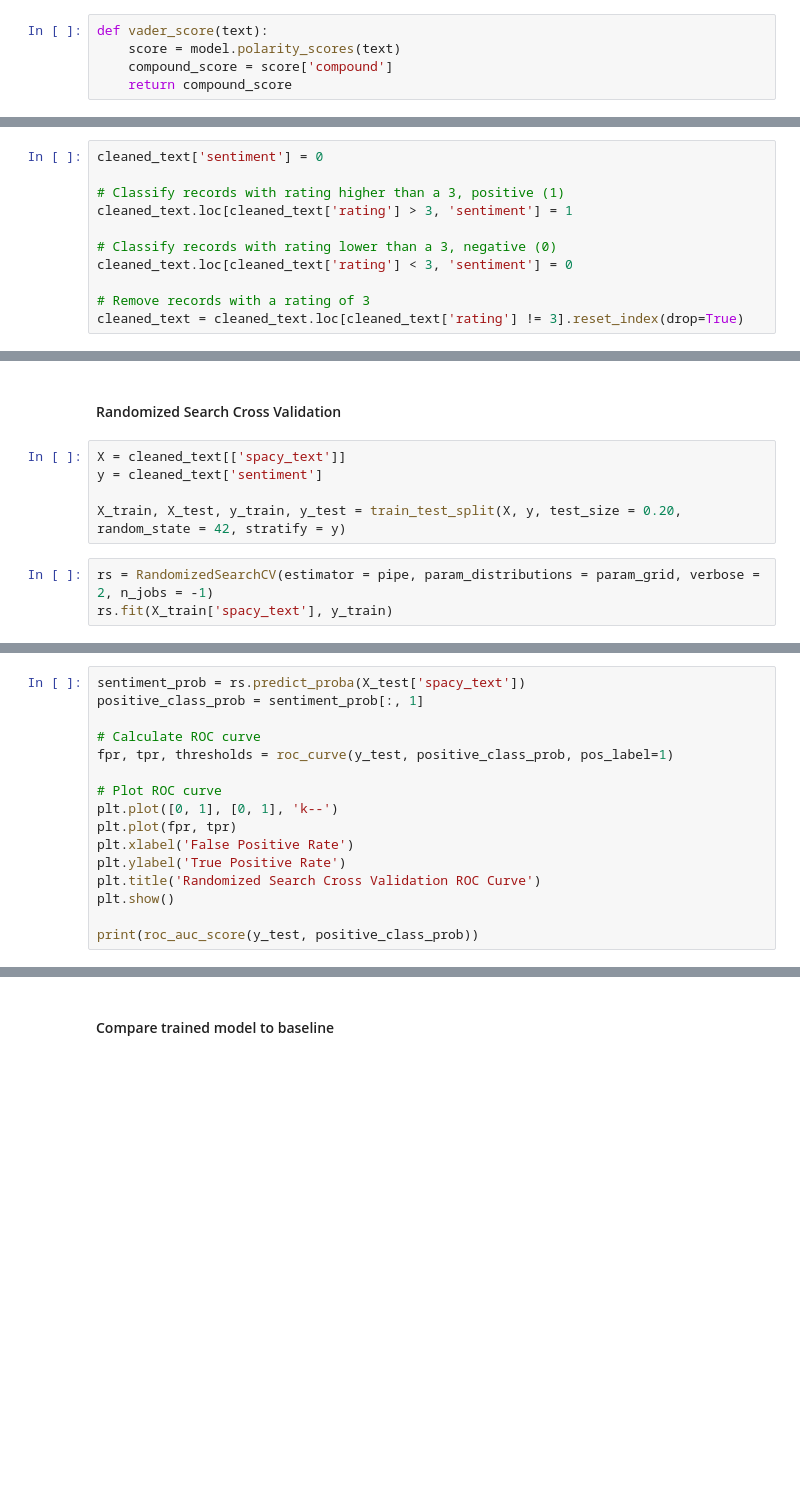
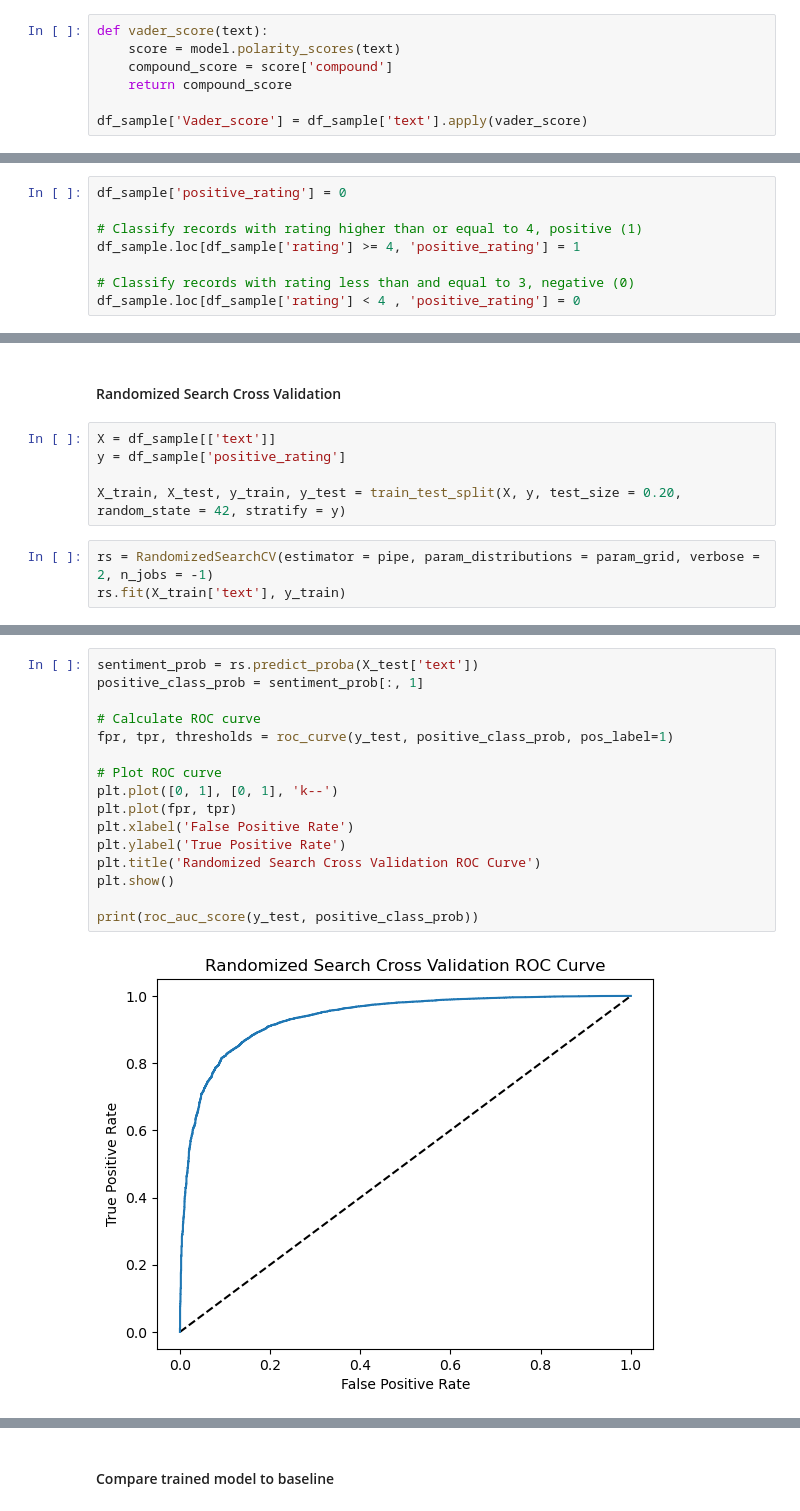
Before and after one commit to marieljum/NLP_Amazon_Reviews_Sentiment, a Jupyter notebook: notebooks/Sentiment_Analysis.ipynb, the cells around one changed output, grey strips where cells are left out. Cells and saved outputs as stored; diff of their text form; blank space fills up the shorter version.

```diff
--- a/notebooks/Sentiment_Analysis.ipynb
+++ b/notebooks/Sentiment_Analysis.ipynb
@@ -267,3 +190,5 @@ def vader_score(text):
     score = model.polarity_scores(text)
     compound_score = score['compound']
     return compound_score
+
+df_sample['Vader_score'] = df_sample['text'].apply(vader_score)
@@ -295,16 +267,13 @@ Using supervised learning models, we will classify the sentiment of a review bas
 ### Feature Engineering: Sentiment Classification
 Create a new column in our dataset to classify records based on our ratings.
 # %%
-cleaned_text['sentiment'] = 0
+df_sample['positive_rating'] = 0
 
-# Classify records with rating higher than a 3, positive (1)
-cleaned_text.loc[cleaned_text['rating'] > 3, 'sentiment'] = 1
+# Classify records with rating higher than or equal to 4, positive (1)
+df_sample.loc[df_sample['rating'] >= 4, 'positive_rating'] = 1
 
-# Classify records with rating lower than a 3, negative (0)
-cleaned_text.loc[cleaned_text['rating'] < 3, 'sentiment'] = 0
-
-# Remove records with a rating of 3
-cleaned_text = cleaned_text.loc[cleaned_text['rating'] != 3].reset_index(drop=True)
+# Classify records with rating less than and equal to 3, negative (0)
+df_sample.loc[df_sample['rating'] < 4 , 'positive_rating'] = 0
 # %% [markdown]
 ### Text Vectorization with TF-IDF
 Use TF-IDF vectorizer to transform the text into vectors based on the frequency of words in the text:
@@ -328,10 +297,10 @@ The following models will be used in our analysis:
 # %% [markdown]
 #### Randomized Search Cross Validation
 # %%
-X = cleaned_text[['spacy_text']]
-y = cleaned_text['sentiment']
+X = df_sample[['text']]
+y = df_sample['positive_rating']
 
 X_train, X_test, y_train, y_test = train_test_split(X, y, test_size = 0.20, random_state = 42, stratify = y)
 # %%
 rs = RandomizedSearchCV(estimator = pipe, param_distributions = param_grid, verbose = 2, n_jobs = -1)
-rs.fit(X_train['spacy_text'], y_train)
+rs.fit(X_train['text'], y_train)
@@ -349,16 +347,18 @@ print(rs.best_score_)
 # %%
-sentiment_prob = rs.predict_proba(X_test['spacy_text'])
+sentiment_prob = rs.predict_proba(X_test['text'])
 positive_class_prob = sentiment_prob[:, 1]
 
 # Calculate ROC curve
 fpr, tpr, thresholds = roc_curve(y_test, positive_class_prob, pos_label=1)
 
 # Plot ROC curve
 plt.plot([0, 1], [0, 1], 'k--')
 plt.plot(fpr, tpr)
 plt.xlabel('False Positive Rate')
 plt.ylabel('True Positive Rate')
 plt.title('Randomized Search Cross Validation ROC Curve')
 plt.show()
 
 print(roc_auc_score(y_test, positive_class_prob))
+# %% [output]
+[figure, added]
```
Also changed, not shown: parts of 44 cells of this notebook, 3 other files.
